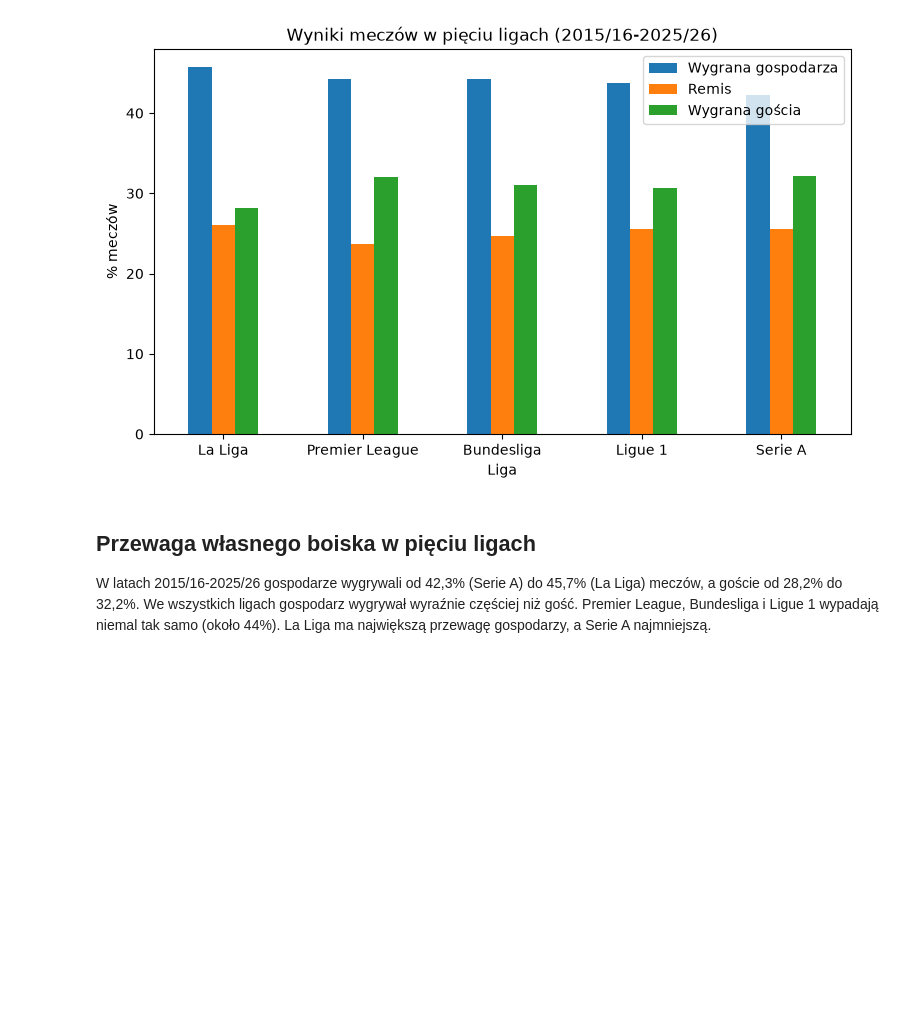
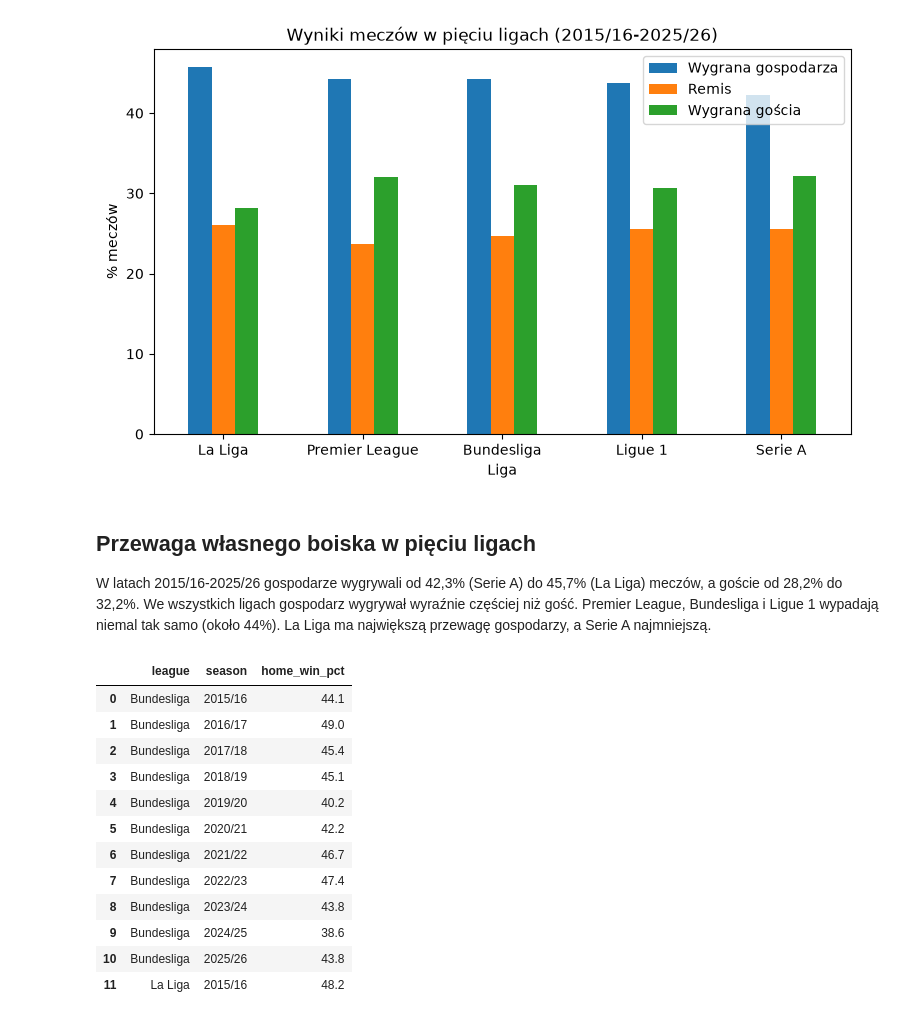
Before and after one commit to igorfliss/football-analysis, a Jupyter notebook: notebooks/01_analysis.ipynb, the cells around one changed output. Drawn from its saved outputs; the diff is of its cells as text; code cells hidden in the pictures; blank space fills up the shorter version.

```diff
--- a/notebooks/01_analysis.ipynb
+++ b/notebooks/01_analysis.ipynb
@@ -43,3 +43,30 @@ plt.show()
 ## Przewaga własnego boiska w pięciu ligach
 
 W latach 2015/16-2025/26 gospodarze wygrywali od 42,3% (Serie A) do 45,7% (La Liga) meczów, a goście od 28,2% do 32,2%. We wszystkich ligach gospodarz wygrywał wyraźnie częściej niż gość. Premier League, Bundesliga i Ligue 1 wypadają niemal tak samo (około 44%). La Liga ma największą przewagę gospodarzy, a Serie A najmniejszą.
+# %%
+query_seasons = """
+SELECT
+    league,
+    season,
+    ROUND(100.0 * SUM(CASE WHEN result = 'H' THEN 1 ELSE 0 END) / COUNT(*), 1) AS home_win_pct
+FROM matches
+GROUP BY league, season
+ORDER BY league, season
+"""
+
+by_season = pd.read_sql_query(query_seasons, conn)
+by_season.head(12)
+# %% [output]
+|  | league | season | home_win_pct |
+| 0 | Bundesliga | 2015/16 | 44.1 |
+| 1 | Bundesliga | 2016/17 | 49.0 |
+| 2 | Bundesliga | 2017/18 | 45.4 |
+| 3 | Bundesliga | 2018/19 | 45.1 |
+| 4 | Bundesliga | 2019/20 | 40.2 |
+| 5 | Bundesliga | 2020/21 | 42.2 |
+| 6 | Bundesliga | 2021/22 | 46.7 |
+| 7 | Bundesliga | 2022/23 | 47.4 |
+| 8 | Bundesliga | 2023/24 | 43.8 |
+| 9 | Bundesliga | 2024/25 | 38.6 |
+| 10 | Bundesliga | 2025/26 | 43.8 |
+| 11 | La Liga | 2015/16 | 48.2 |
```
Also changed, not shown: parts of 3 cells of this notebook.
